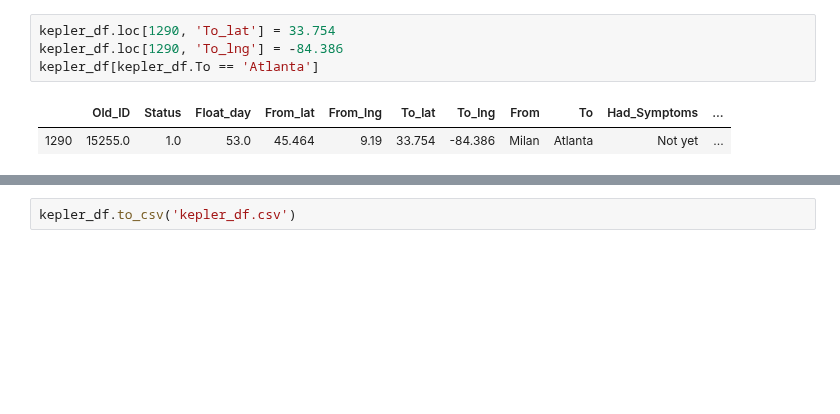
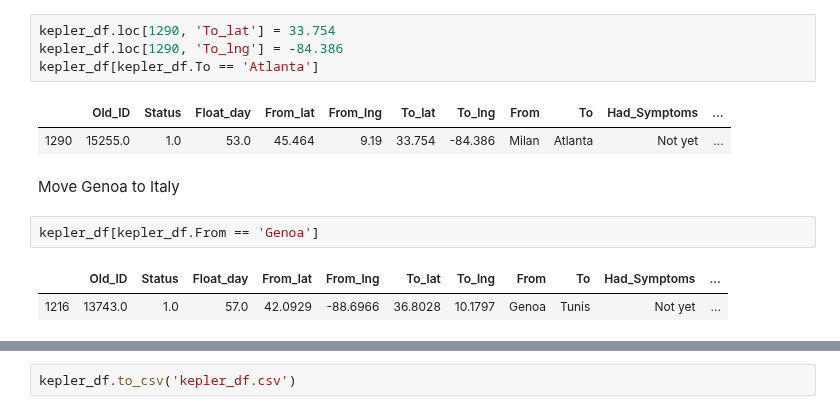
Before and after one commit to ebhtra/springboard, a Jupyter notebook: capstone_2/Map_Sick_Travelers.ipynb, the cells around one changed output, grey strips where cells are left out. Saved outputs shown, nothing was run; the diff lists cells and outputs as text; blank space fills up the shorter version.

Commit message:
Move Genoa to Italy

```diff
--- a/capstone_2/Map_Sick_Travelers.ipynb
+++ b/capstone_2/Map_Sick_Travelers.ipynb
@@ -423,3 +423,10 @@ kepler_df[kepler_df.To == 'Atlanta']
 # %% [output]
 |  | Old_ID | Status | Float_day | From_lat | From_lng | To_lat | To_lng | From | To | Had_Symptoms | ... |
 | 1290 | 15255.0 | 1.0 | 53.0 | 45.464 | 9.19 | 33.754 | -84.386 | Milan | Atlanta | Not yet | ... |
+# %% [markdown]
+Move Genoa to Italy
+# %%
+kepler_df[kepler_df.From == 'Genoa']
+# %% [output]
+|  | Old_ID | Status | Float_day | From_lat | From_lng | To_lat | To_lng | From | To | Had_Symptoms | ... |
+| 1216 | 13743.0 | 1.0 | 57.0 | 42.0929 | -88.6966 | 36.8028 | 10.1797 | Genoa | Tunis | Not yet | ... |
```
Also changed, not shown: parts of 1 cell of this notebook, 3 other files.
